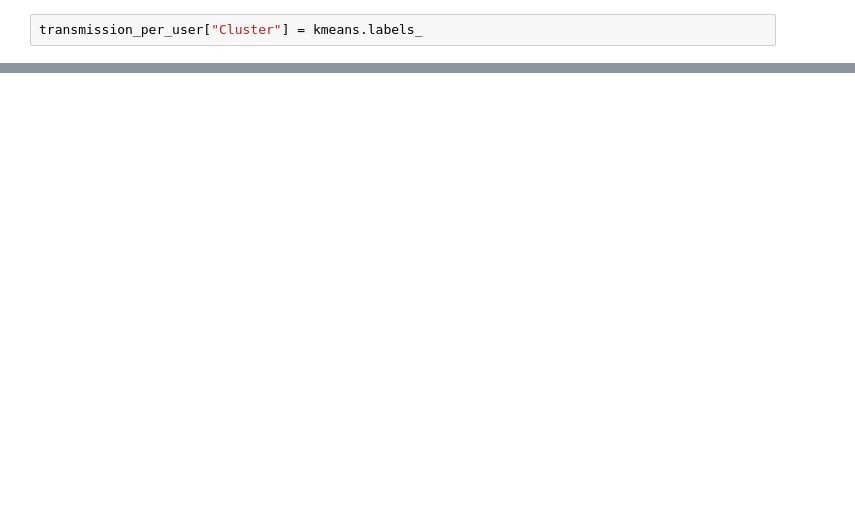
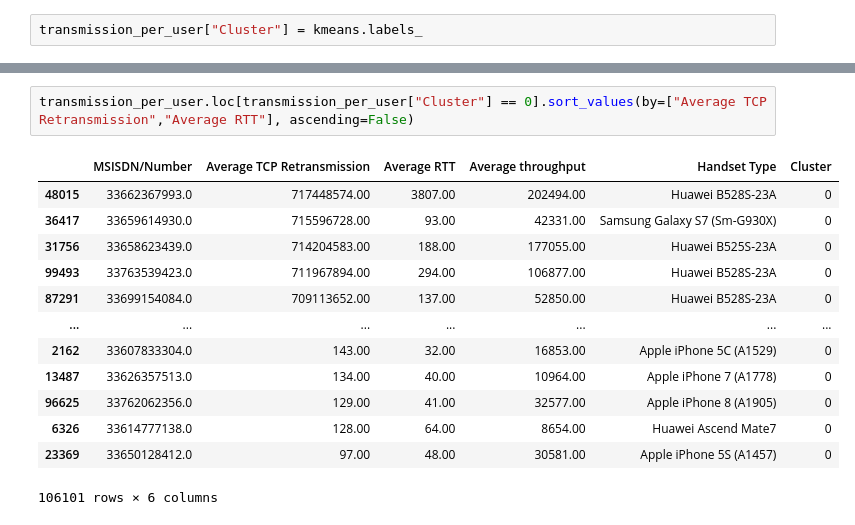
Before and after one commit to nahomfix/TellCo-Analysis, a Jupyter notebook: notebooks/user_experience_analysis.ipynb, the cells around one changed output, grey strips where cells are left out. Cells and saved outputs as stored; diff of their text form; blank space fills up the shorter version.

```diff
--- a/notebooks/user_experience_analysis.ipynb
+++ b/notebooks/user_experience_analysis.ipynb
@@ -289,0 +290,16 @@ sns.scatterplot(x="Average TCP Retransmission", y="Average throughput", hue = 'C
+# %%
+transmission_per_user.loc[transmission_per_user["Cluster"] == 0].sort_values(by=["Average TCP Retransmission","Average RTT"], ascending=False)
+# %% [output]
+|  | MSISDN/Number | Average TCP Retransmission | Average RTT | Average throughput | Handset Type | Cluster |
+| 48015 | 33662367993.0 | 717448574.00 | 3807.00 | 202494.00 | Huawei B528S-23A | 0 |
+| 36417 | 33659614930.0 | 715596728.00 | 93.00 | 42331.00 | Samsung Galaxy S7 (Sm-G930X) | 0 |
+| 31756 | 33658623439.0 | 714204583.00 | 188.00 | 177055.00 | Huawei B525S-23A | 0 |
+| 99493 | 33763539423.0 | 711967894.00 | 294.00 | 106877.00 | Huawei B528S-23A | 0 |
+| 87291 | 33699154084.0 | 709113652.00 | 137.00 | 52850.00 | Huawei B528S-23A | 0 |
+| ... | ... | ... | ... | ... | ... | ... |
+| 2162 | 33607833304.0 | 143.00 | 32.00 | 16853.00 | Apple iPhone 5C (A1529) | 0 |
+| 13487 | 33626357513.0 | 134.00 | 40.00 | 10964.00 | Apple iPhone 7 (A1778) | 0 |
+| 96625 | 33762062356.0 | 129.00 | 41.00 | 32577.00 | Apple iPhone 8 (A1905) | 0 |
+| 6326 | 33614777138.0 | 128.00 | 64.00 | 8654.00 | Huawei Ascend Mate7 | 0 |
+| 23369 | 33650128412.0 | 97.00 | 48.00 | 30581.00 | Apple iPhone 5S (A1457) | 0 |
+106101 rows × 6 columns
```
Also changed, not shown: parts of 4 cells of this notebook, 1 other file.
